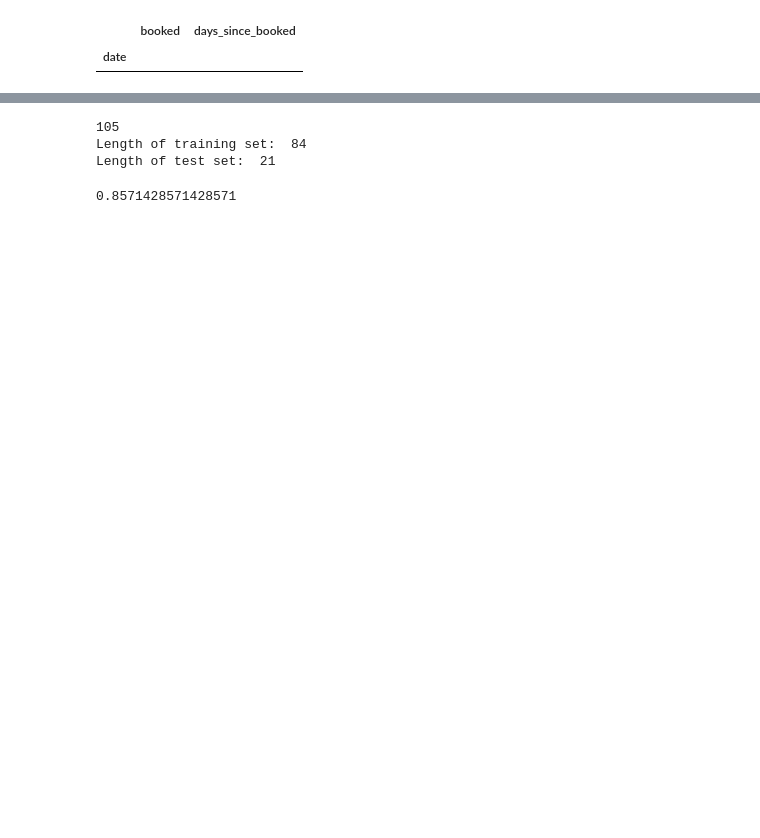
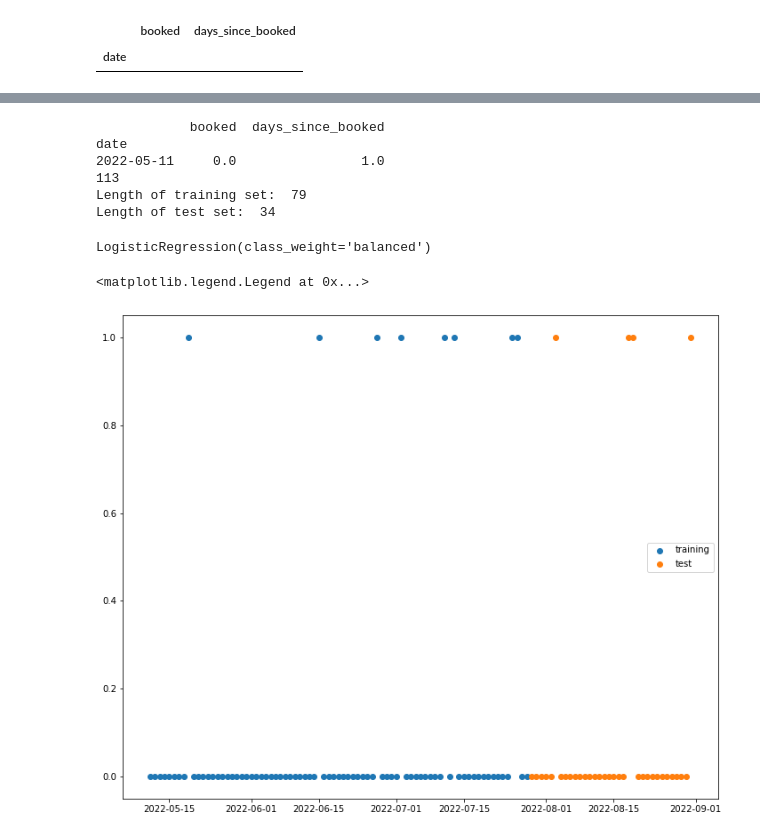
Before and after one commit to Fiskehandleren/LaundryAnalytics, a Jupyter notebook: Analysis.ipynb, the cells around one changed output, grey strips where cells are left out. Drawn from its saved outputs; the diff is of its cells as text; code cells hidden in the pictures; blank space fills up the shorter version.

```diff
--- a/Analysis.ipynb
+++ b/Analysis.ipynb
@@ -176,19 +195,33 @@ df_rolling_filled_dates.head(0)
 # %%
-lr = LogisticRegression()
+lr = LogisticRegression(class_weight='balanced')
+df_rolling_filled_dates = df_rolling_filled_dates.loc['2022-05-11':]
+print(df_rolling_filled_dates.head(1))
 X, y = df_rolling_filled_dates.days_since_booked.values.reshape(-1, 1), df_rolling_filled_dates.booked.values.ravel()
 # split
 N = len(X)
 print(N)
-X_train, X_test, y_train, y_test = X[:int(N*0.8)], X[int(N*0.8):], y[:int(N*0.8)], y[int(N*0.8):]
+training_size = 0.7
+X_train, X_test, y_train, y_test = X[:int(N*training_size)], X[int(N*training_size):], y[:int(N*training_size)], y[int(N*training_size):]
 print('Length of training set: ', len(X_train))
 print('Length of test set: ', len(X_test))
 lr.fit(X_train, y_train)
-lr.score(X_test, y_test)
+#lr.score(X_test, y_test)
 # %% [output]
-105
-Length of training set:  84
-Length of test set:  21
+            booked  days_since_booked
+date
+2022-05-11     0.0                1.0
+113
+Length of training set:  79
+Length of test set:  34
-0.8571428571428571
+LogisticRegression(class_weight='balanced')
+# %%
+plt.figure(figsize=(12, 10))
+plt.scatter(df_rolling_filled_dates.reset_index()[:int(N*training_size)].date, df_rolling_filled_dates.reset_index()[:int(N*training_size)].booked, label='training')
+plt.scatter(df_rolling_filled_dates.reset_index()[int(N*training_size):].date, df_rolling_filled_dates.reset_index()[int(N*training_size):].booked, label='test')
+plt.legend()
+# %% [output]
+<matplotlib.legend.Legend at 0x...>
+[figure, added]
 # %%
 vals = np.arange(0, 150).reshape(-1, 1)
 plt.figure(figsize=(12, 10))
```
Also changed, not shown: parts of 17 cells of this notebook, 4 other files.
